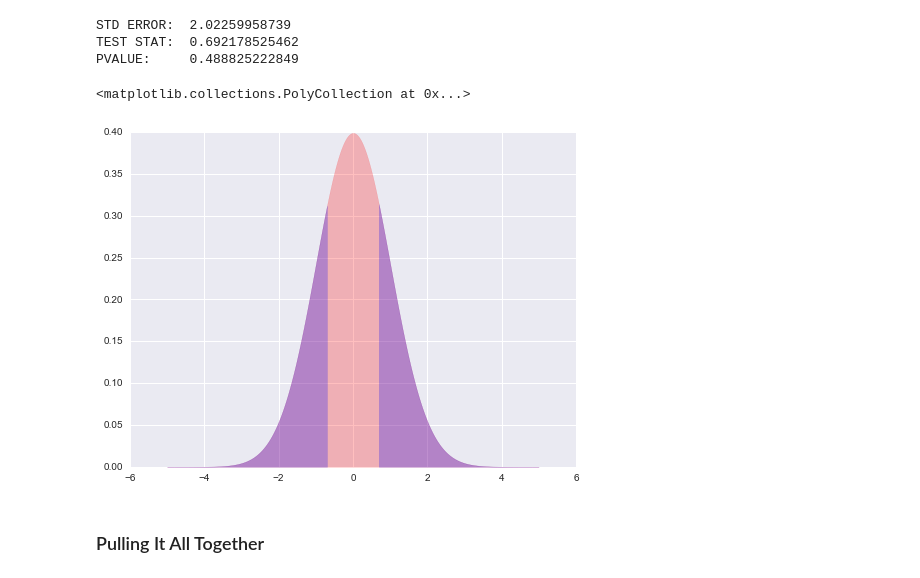
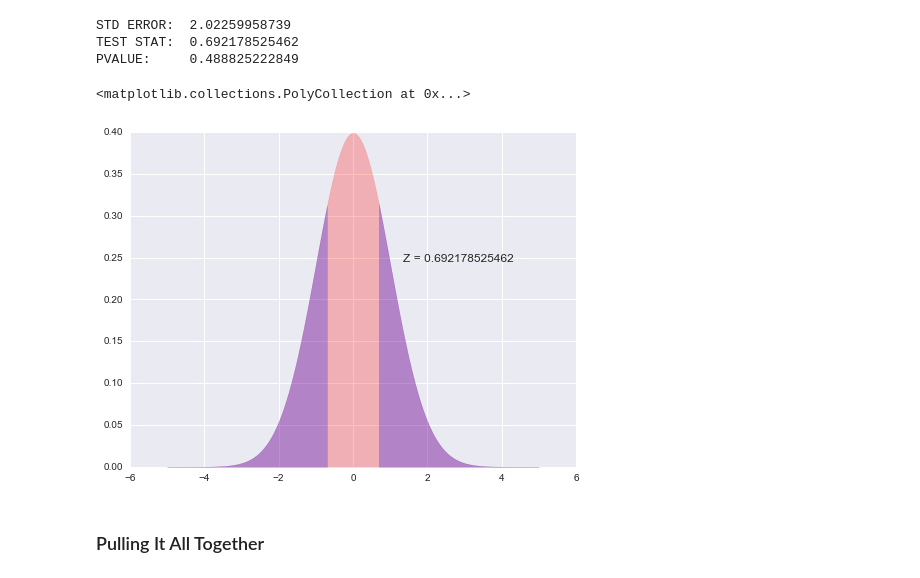
Before and after one commit to johnjfox/Analytic_Enterprise, a Jupyter notebook: slides/03c_IQ_Test_Analysis.ipynb, the cells around one changed output. Cells and saved outputs as stored; diff of their text form; code cells hidden in the pictures.

```diff
--- a/slides/03c_IQ_Test_Analysis.ipynb
+++ b/slides/03c_IQ_Test_Analysis.ipynb
@@ -135,17 +169,18 @@ PVALUE:     0.488825222849
 # %%
 #plot the pdfs of these normal distributions
 rv = stats.norm(loc = 0, scale = 1.0)
 x = np.arange(-5,5,0.01)
 x1 = np.arange(test_stat,5,0.01)
 x2 = np.arange(-5,-test_stat,0.01)
 
-plt.figure(figsize=(8,6))
+f = plt.figure(figsize=(8,6))
+f.text(0.6,0.6,'Z = '+str(test_stat))
 plt.fill_between(x, rv.pdf(x), color='r',alpha=0.25)
 plt.fill_between(x1, rv.pdf(x1), color='b',alpha=0.25)
 plt.fill_between(x2, rv.pdf(x2), color='b',alpha=0.25)
 # %% [output]
 <matplotlib.collections.PolyCollection at 0x...>
-[figure, old version]
+[figure, new version]
 # %% [markdown]
 ### Pulling It All Together
 # %% [markdown]
```
Also changed, not shown: parts of 9 cells of this notebook, 2 other files.
